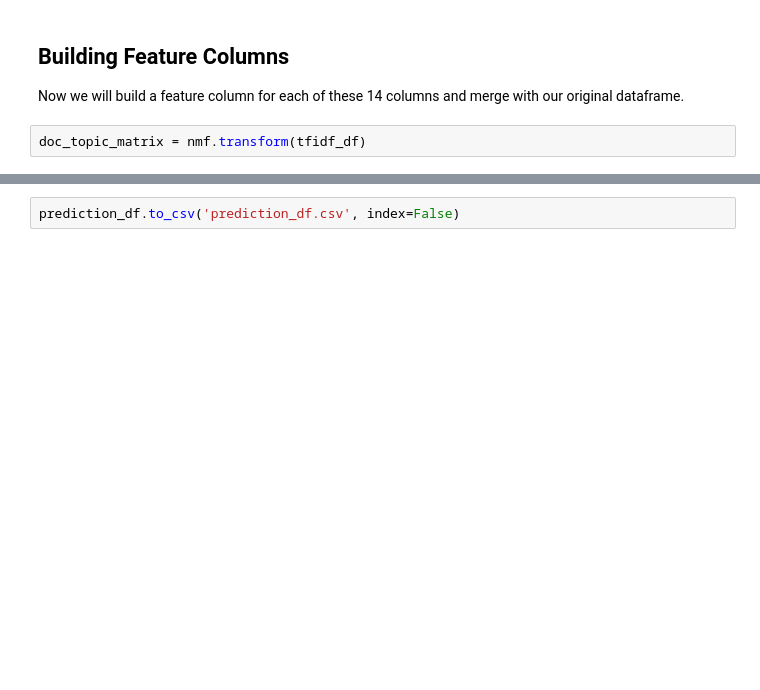
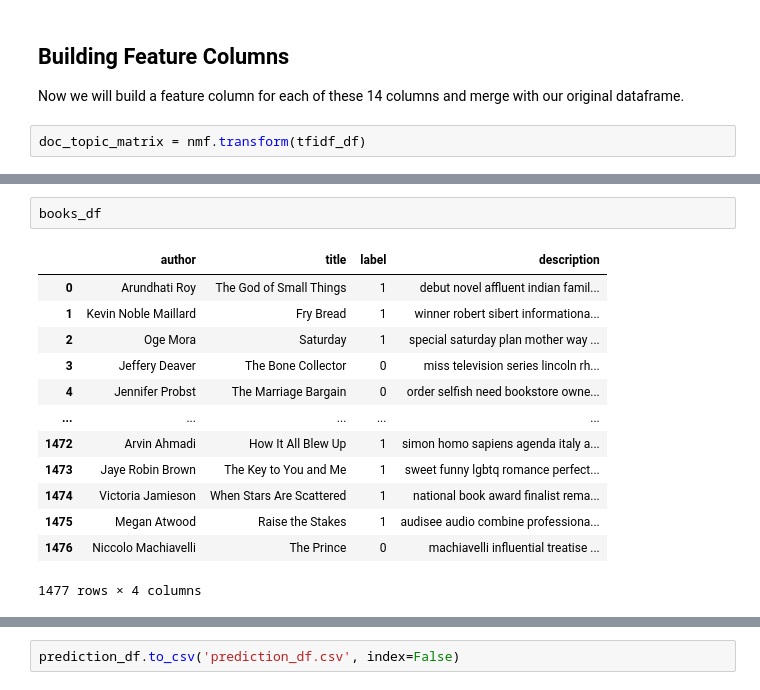
Before and after one commit to liyueling13/Banned-Books-with-Topic-Modelling-and-Logistic-Regression, a Jupyter notebook: 5)_Banned_Books_Topic_Modelling.ipynb, the cells around one changed output, grey strips where cells are left out. Saved outputs shown, nothing was run; the diff lists cells and outputs as text; blank space fills up the shorter version.

```diff
--- a/5)_Banned_Books_Topic_Modelling.ipynb
+++ b/5)_Banned_Books_Topic_Modelling.ipynb
@@ -440,3 +431,19 @@ books_df.shape
+# %%
+books_df
+# %% [output]
+|  | author | title | label | description |
+| 0 | Arundhati Roy | The God of Small Things | 1 | debut novel affluent indian famil... |
+| 1 | Kevin Noble Maillard | Fry Bread | 1 | winner robert sibert informationa... |
+| 2 | Oge Mora | Saturday | 1 | special saturday plan mother way ... |
+| 3 | Jeffery Deaver | The Bone Collector | 0 | miss television series lincoln rh... |
+| 4 | Jennifer Probst | The Marriage Bargain | 0 | order selfish need bookstore owne... |
+| ... | ... | ... | ... | ... |
+| 1472 | Arvin Ahmadi | How It All Blew Up | 1 | simon homo sapiens agenda italy a... |
+| 1473 | Jaye Robin Brown | The Key to You and Me | 1 | sweet funny lgbtq romance perfect... |
+| 1474 | Victoria Jamieson | When Stars Are Scattered | 1 | national book award finalist rema... |
+| 1475 | Megan Atwood | Raise the Stakes | 1 | audisee audio combine professiona... |
+| 1476 | Niccolo Machiavelli | The Prince | 0 | machiavelli influential treatise ... |
+1477 rows × 4 columns
 # %%
 prediction_df = pd.merge(books_df, doc_topic_nmf_tfidf, how='inner', on='title')
 prediction_df
```
Also changed, not shown: parts of 27 cells of this notebook.
